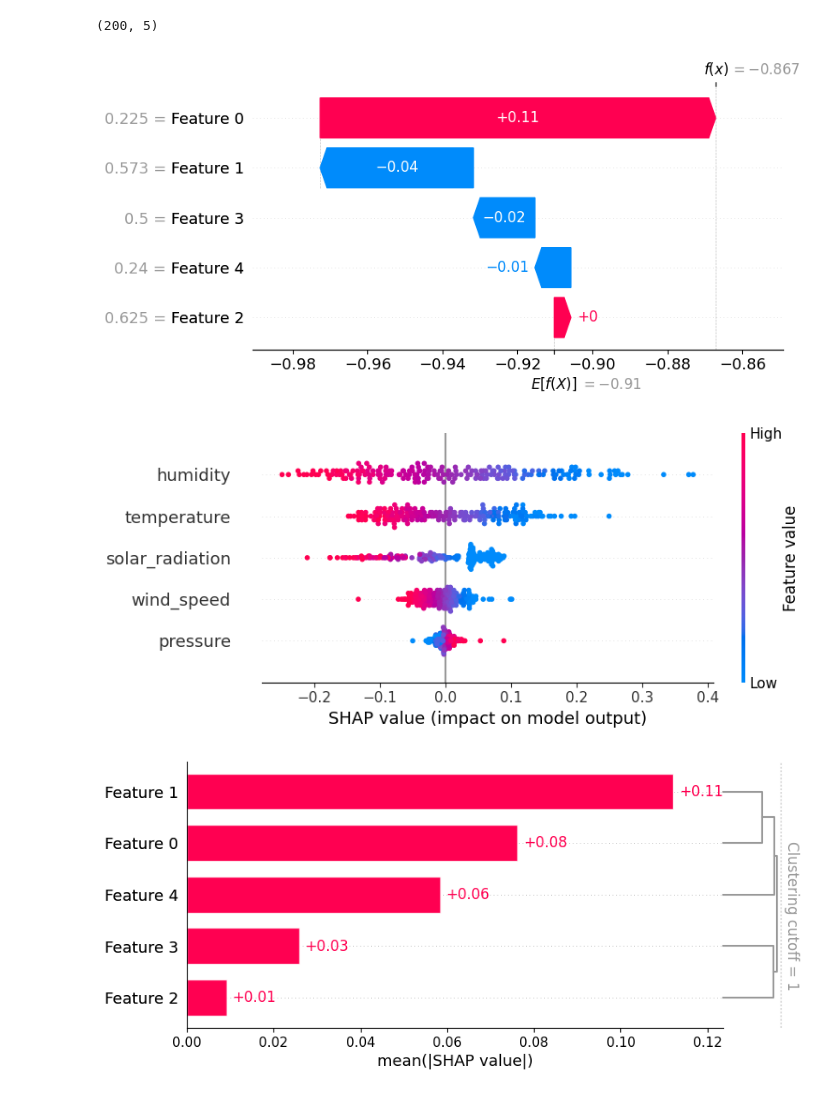
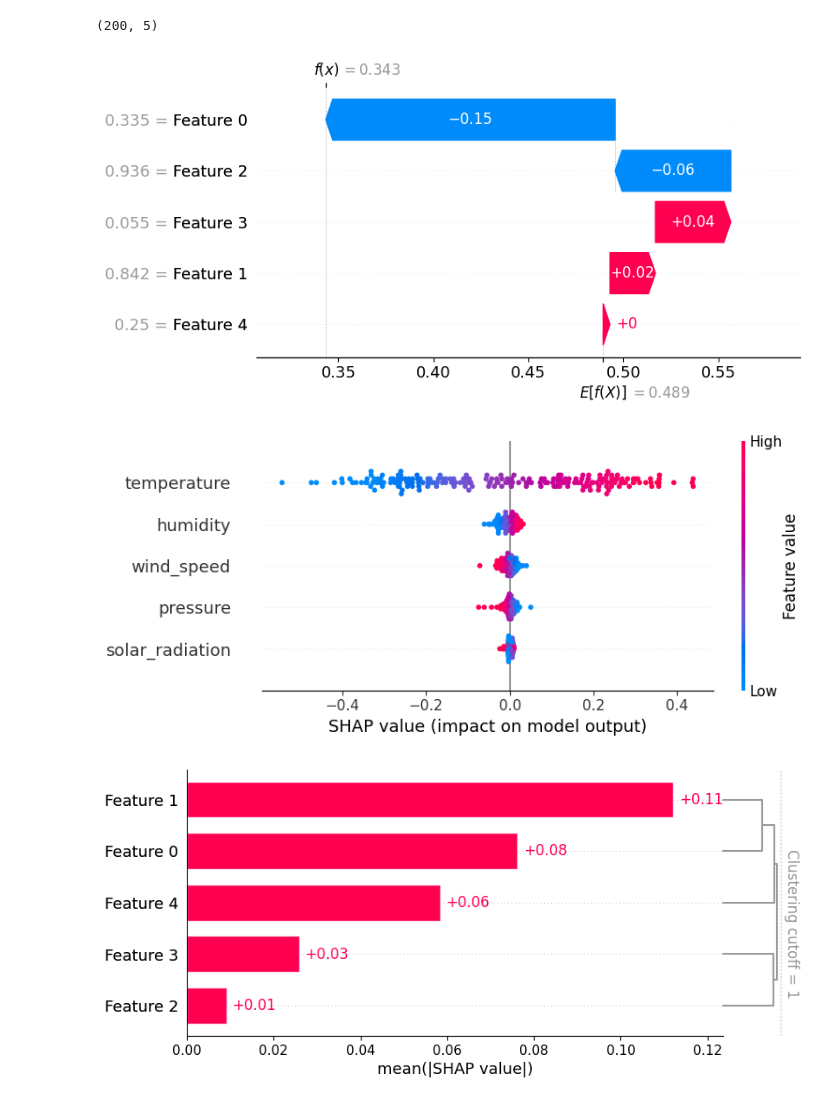
Before and after one commit to mariajmolina/UMDAOSC650, a Jupyter notebook: firstXAI.ipynb, the cells around one changed output. Drawn from its saved outputs; the diff is of its cells as text; code cells hidden in the pictures.

```diff
--- a/firstXAI.ipynb
+++ b/firstXAI.ipynb
@@ -110,3 +112,7 @@ model = keras.Sequential([
 ])
 # %%
 model.compile(optimizer='adam', loss='mse')
+# %%
+history = model.fit(
+    X_train_scaled, y_train_scaled, epochs=100, verbose=1, validation_split=0.2, shuffle=True
+    )
@@ -120,4 +152,0 @@ R2 Score: -7035.182
-# %%
-history = model.fit(
-    X_train, y_train, epochs=10, verbose=1, validation_split=0.2, shuffle=True
-    )
@@ -225,19 +233,19 @@ shap_vals.shape
 # %%
 # Plots an explanation of a single prediction as a waterfall plot.
 # The SHAP value of a feature represents the impact of the evidence provided by that feature on the model's output.
 # The waterfall plot is designed to visually display how the SHAP values (evidence) of each feature
 # move the model output from our prior expectation under the background data distribution, to the final model
 # prediction given the evidence of all the features.
-sample_ind = 0
+sample_ind = 14
 shap.plots.waterfall(shap_vals[sample_ind], max_display=14)
 # %% [output]
-[figure, old version]
+[figure, new version]
 # %%
 feature_names = X_train.columns
 # Create a SHAP beeswarm plot, colored by feature values when they are provided.
 shap.summary_plot(shap_vals, X_test_scaled, feature_names=feature_names)
 # %% [output]
-[figure, old version]
+[figure, new version]
 # %%
 # plotting the global importance of each feature in the model
 clust = shap.utils.hclust(X_test_scaled, y_test_scaled, linkage="single")
```
Also changed, not shown: parts of 6 cells of this notebook.
